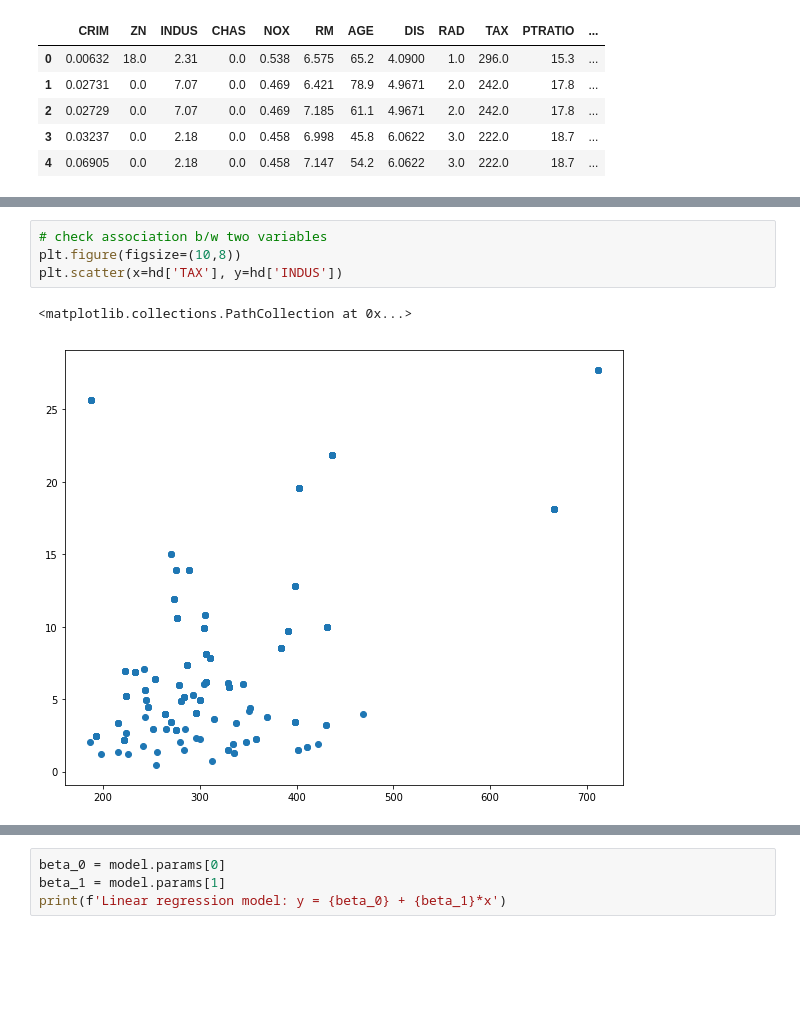
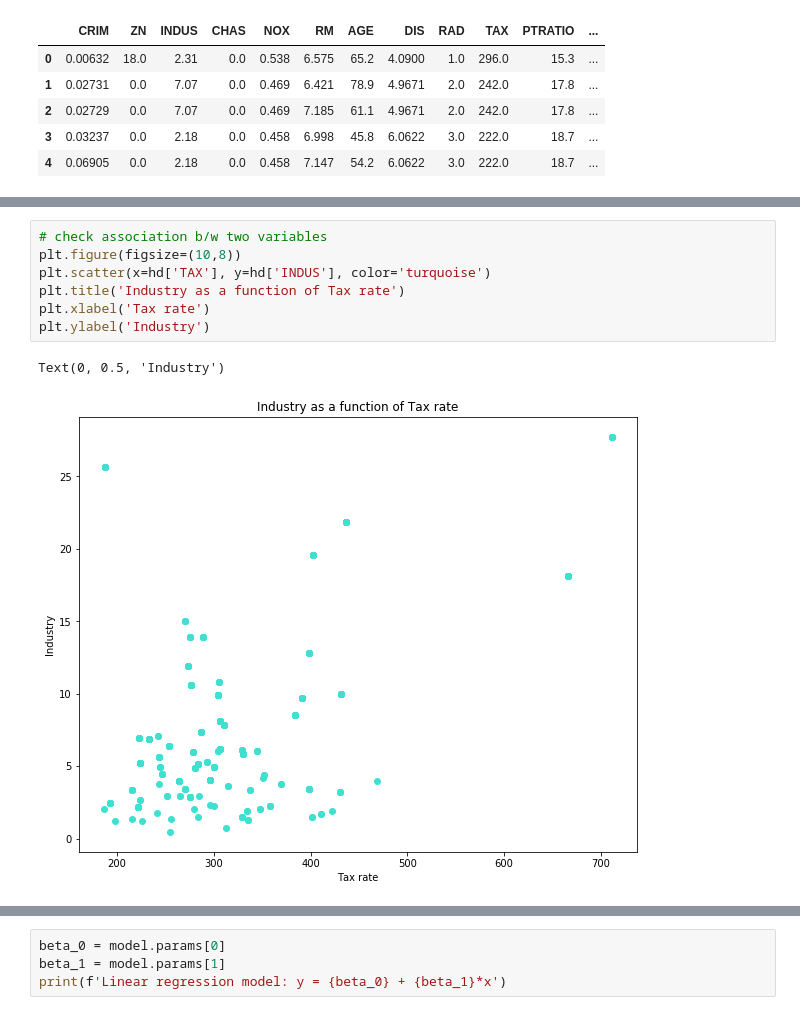
Before and after one commit to dmitryaleks/ml-trading, a Jupyter notebook: models/regression-model/linear-regression.ipynb, the cells around one changed output, grey strips where cells are left out. Drawn from its saved outputs; the diff is of its cells as text; blank space fills up the shorter version.

```diff
--- a/models/regression-model/linear-regression.ipynb
+++ b/models/regression-model/linear-regression.ipynb
@@ -53,7 +53,10 @@ hd.corr()
 # %%
 # check association b/w two variables
 plt.figure(figsize=(10,8))
-plt.scatter(x=hd['TAX'], y=hd['INDUS'])
+plt.scatter(x=hd['TAX'], y=hd['INDUS'], color='turquoise')
+plt.title('Industry as a function of Tax rate')
+plt.xlabel('Tax rate')
+plt.ylabel('Industry')
 # %% [output]
-<matplotlib.collections.PathCollection at 0x...>
+Text(0, 0.5, 'Industry')
-[figure, old version]
+[figure, new version]
```
Also changed, not shown: parts of 4 cells of this notebook, 2 other files.
